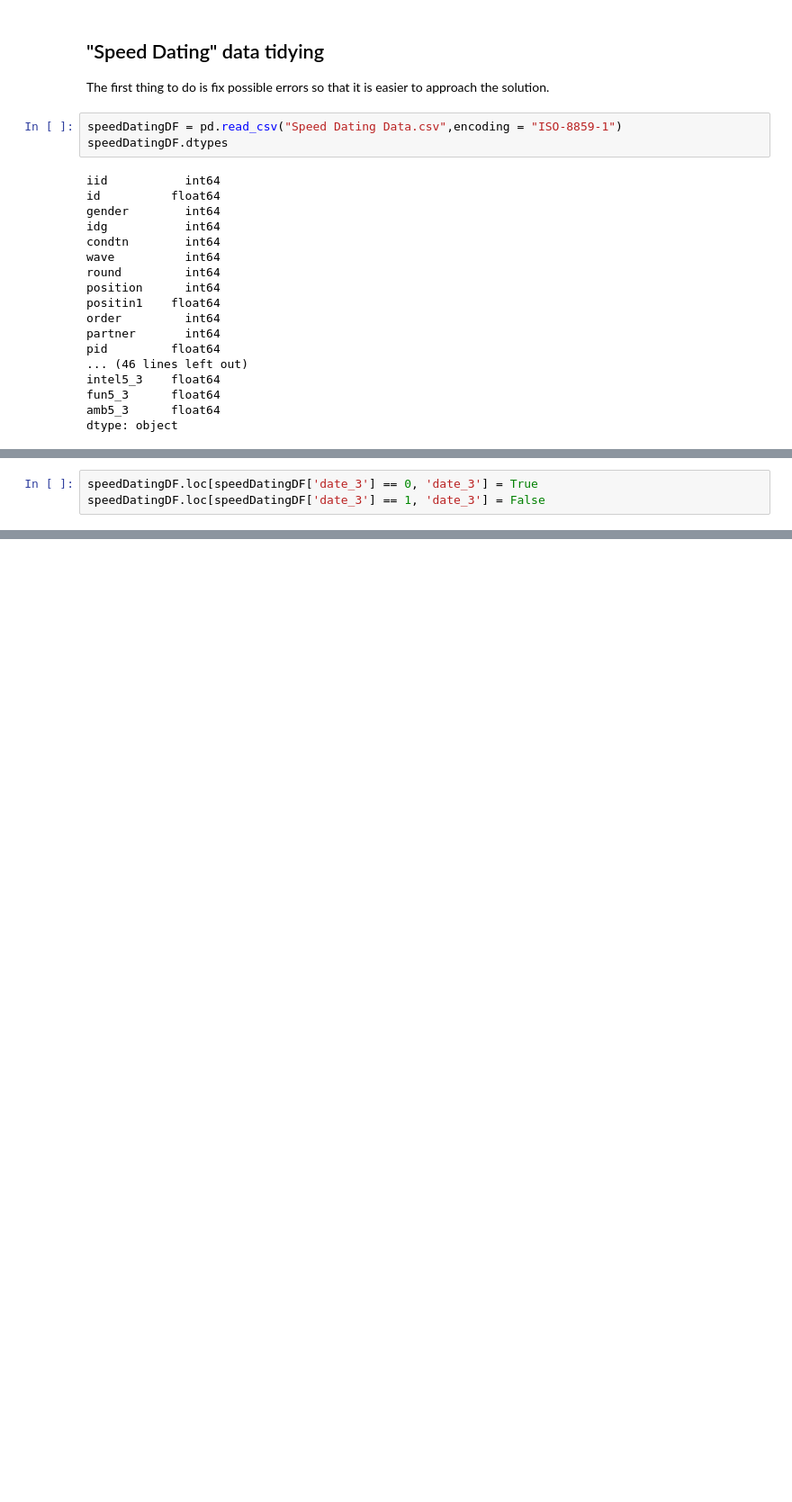
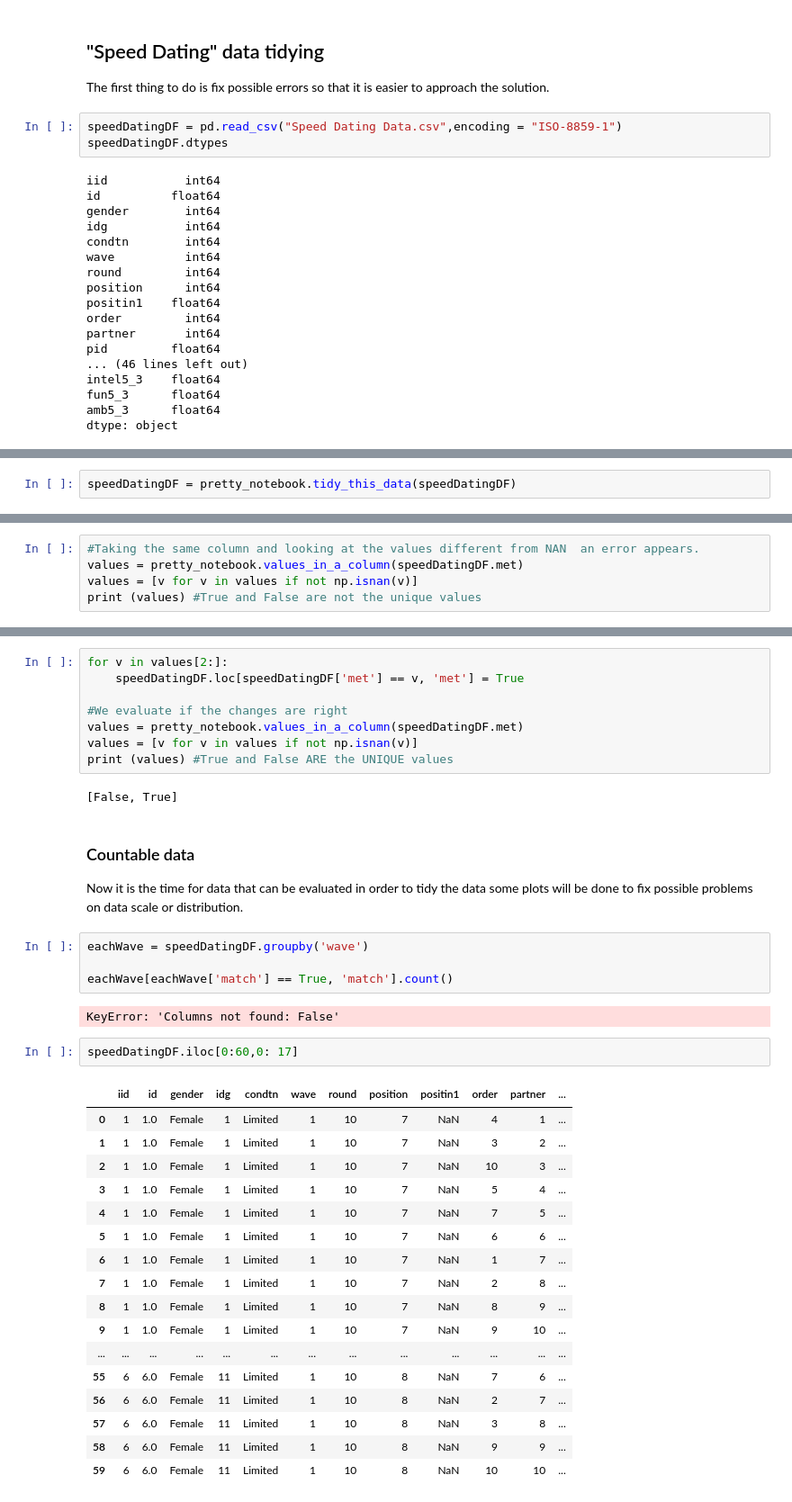
Before and after one commit to DiegoAsterio/speedy-Gonzales, a Jupyter notebook: Speed Dating - "Are these two people gonna match?".ipynb, the cells around one changed output, grey strips where cells are left out. Shown at 90% size. Saved outputs shown, nothing was run; the diff lists cells and outputs as text; blank space fills up the shorter version.

Commit message:
Added some functions and found radar_chart.py. Some progress in the notebook

```diff
--- a/Speed Dating - "Are these two people gonna match?".ipynb
+++ b/Speed Dating - "Are these two people gonna match?".ipynb
@@ -103,3 +61,0 @@ speedDatingDF.loc[speedDatingDF['numdat_2'] == 3, 'numdat_2'] = "Just right"
-# %%
-speedDatingDF.loc[speedDatingDF['date_3'] == 0, 'date_3'] = True
-speedDatingDF.loc[speedDatingDF['date_3'] == 1, 'date_3'] = False
@@ -138,0 +68,2 @@ Name: career, dtype: object
+# %%
+speedDatingDF = pretty_notebook.tidy_this_data(speedDatingDF)
@@ -138,0 +108,5 @@ Name: career, dtype: object
+# %%
+#Taking the same column and looking at the values different from NAN  an error appears.
+values = pretty_notebook.values_in_a_column(speedDatingDF.met)
+values = [v for v in values if not np.isnan(v)]
+print (values) #True and False are not the unique values
@@ -138,0 +119,40 @@ Name: career, dtype: object
+# %%
+for v in values[2:]:
+    speedDatingDF.loc[speedDatingDF['met'] == v, 'met'] = True
+
+#We evaluate if the changes are right
+values = pretty_notebook.values_in_a_column(speedDatingDF.met)
+values = [v for v in values if not np.isnan(v)]
+print (values) #True and False ARE the UNIQUE values
+# %% [output]
+[False, True]
+# %% [markdown]
+### Countable data
+
+Now it is the time for data that can be evaluated in order to tidy the data some plots will be done to fix possible problems on data scale or distribution.
+# %%
+eachWave = speedDatingDF.groupby('wave')
+
+eachWave[eachWave['match'] == True, 'match'].count()
+# %% [output]
+KeyError: 'Columns not found: False'
+# %%
+speedDatingDF.iloc[0:60,0: 17]
+# %% [output]
+|  | iid | id | gender | idg | condtn | wave | round | position | positin1 | order | partner | ... |
+| 0 | 1 | 1.0 | Female | 1 | Limited | 1 | 10 | 7 | NaN | 4 | 1 | ... |
+| 1 | 1 | 1.0 | Female | 1 | Limited | 1 | 10 | 7 | NaN | 3 | 2 | ... |
+| 2 | 1 | 1.0 | Female | 1 | Limited | 1 | 10 | 7 | NaN | 10 | 3 | ... |
+| 3 | 1 | 1.0 | Female | 1 | Limited | 1 | 10 | 7 | NaN | 5 | 4 | ... |
+| 4 | 1 | 1.0 | Female | 1 | Limited | 1 | 10 | 7 | NaN | 7 | 5 | ... |
+| 5 | 1 | 1.0 | Female | 1 | Limited | 1 | 10 | 7 | NaN | 6 | 6 | ... |
+| 6 | 1 | 1.0 | Female | 1 | Limited | 1 | 10 | 7 | NaN | 1 | 7 | ... |
+| 7 | 1 | 1.0 | Female | 1 | Limited | 1 | 10 | 7 | NaN | 2 | 8 | ... |
+| 8 | 1 | 1.0 | Female | 1 | Limited | 1 | 10 | 7 | NaN | 8 | 9 | ... |
+| 9 | 1 | 1.0 | Female | 1 | Limited | 1 | 10 | 7 | NaN | 9 | 10 | ... |
+| ... | ... | ... | ... | ... | ... | ... | ... | ... | ... | ... | ... | ... |
+| 55 | 6 | 6.0 | Female | 11 | Limited | 1 | 10 | 8 | NaN | 7 | 6 | ... |
+| 56 | 6 | 6.0 | Female | 11 | Limited | 1 | 10 | 8 | NaN | 2 | 7 | ... |
+| 57 | 6 | 6.0 | Female | 11 | Limited | 1 | 10 | 8 | NaN | 3 | 8 | ... |
+| 58 | 6 | 6.0 | Female | 11 | Limited | 1 | 10 | 8 | NaN | 9 | 9 | ... |
+| 59 | 6 | 6.0 | Female | 11 | Limited | 1 | 10 | 8 | NaN | 10 | 10 | ... |
```
Also changed, not shown: parts of 24 cells of this notebook, 2 other files.
